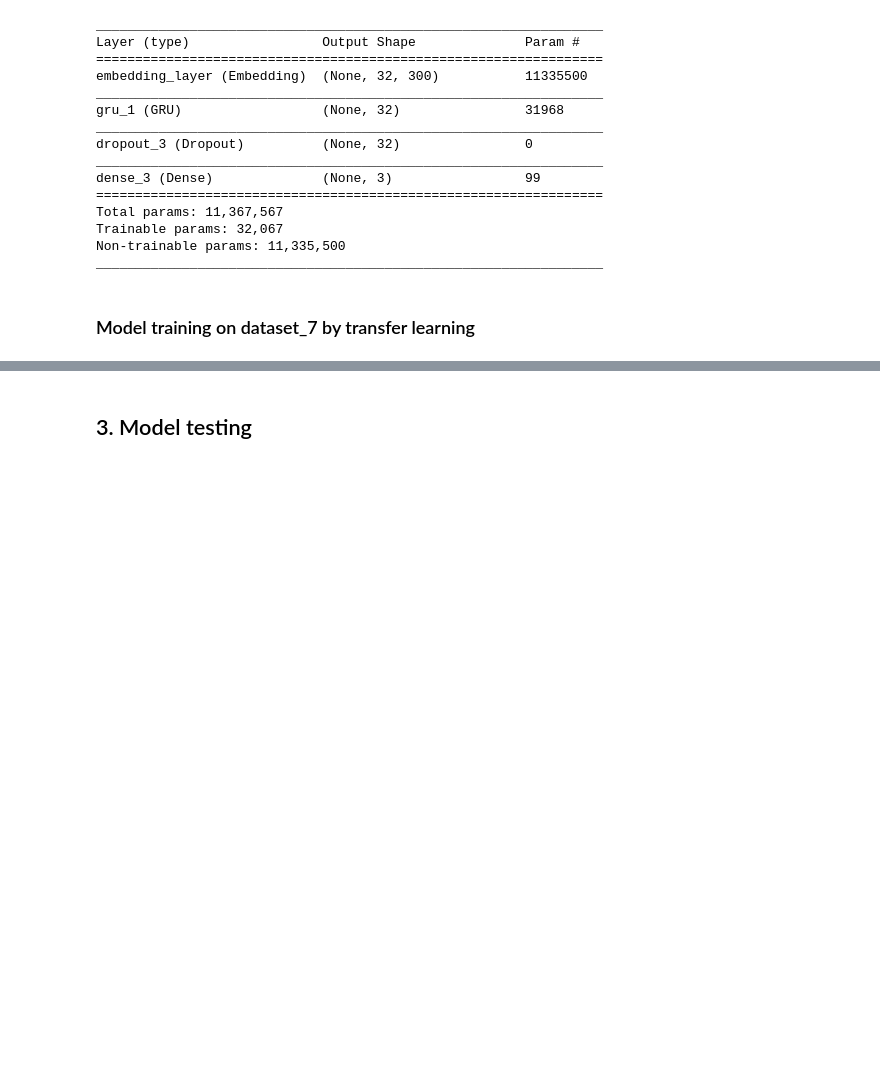
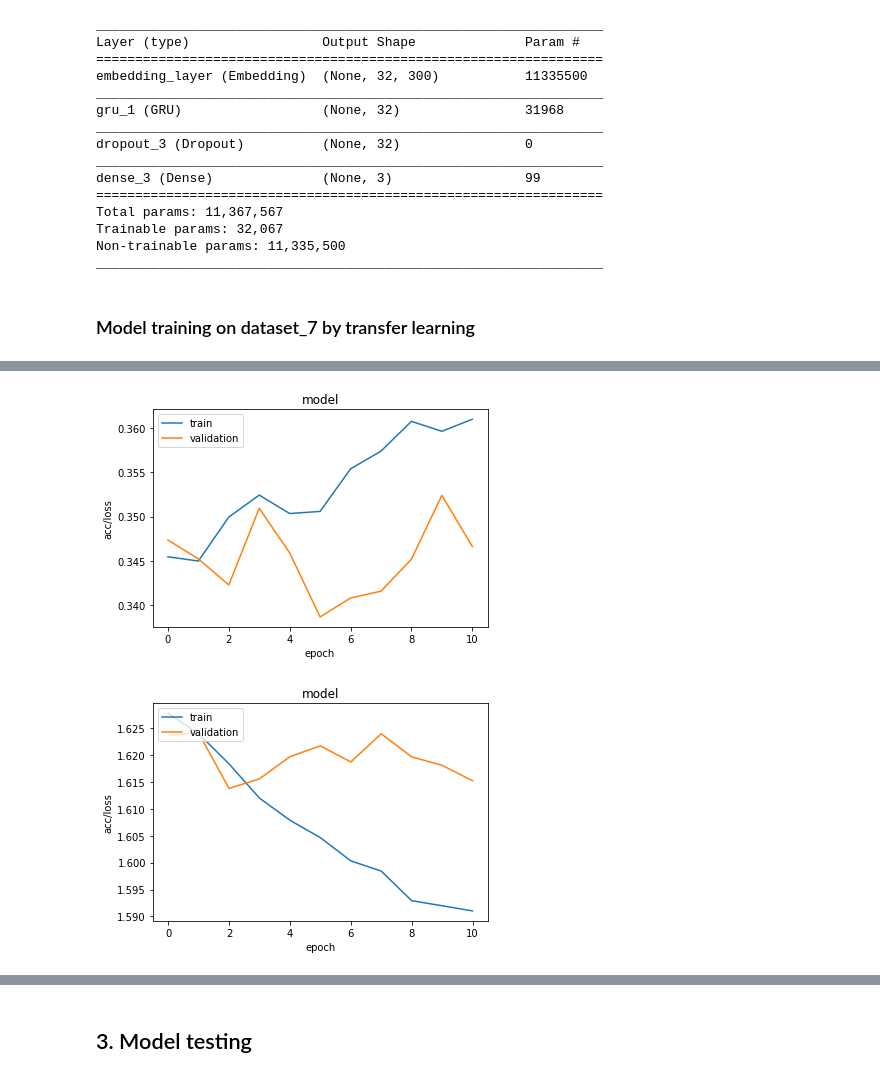
Before and after one commit to Bensabat/Tweets-Sentiment-Analysis, a Jupyter notebook: src/train.ipynb, the cells around one changed output, grey strips where cells are left out. Drawn from its saved outputs; the diff is of its cells as text; code cells hidden in the pictures; blank space fills up the shorter version.

Commit message:
Add transfer learning

```diff
--- a/src/train.ipynb
+++ b/src/train.ipynb
@@ -572,8 +554,11 @@ _________________________________________________________________
 # %%
 # Model built from transfer learning
 
-transferred_model = load_model("./model1.h5") #or: model1.model
+transferred_model = load_model("../results/models/model1.h5") #or: model1.model
 transferred_model.summary()
+
+for layer in transferred_model.model.layers:
+    layer.trainable = False
 
 layers = [
   ('Cut', 2),
@@ -587,7 +572,7 @@ hyperparameters = {
   'optimizer': 'rmsprop',
   'metrics': ['acc'],
   'epochs': 11,
-  'batch_size': 50
+  'batch_size': 30
 }
 
 model = Model(dataset_7, layers, hyperparameters, transferred_model)
@@ -611 +596,3 @@ Non-trainable params: 11,335,500
 _________________________________________________________________
+# %%
+accs, losses, val_accs, val_losses = model.cross_validate()
@@ -611,0 +617,11 @@ _________________________________________________________________
+# %%
+acc_mean = accs.mean(axis=0)
+loss_mean = losses.mean(axis=0)
+val_acc_mean = val_accs.mean(axis=0)
+val_loss_mean = val_losses.mean(axis=0)
+
+model.plot_learning_array(array1=acc_mean, array2=val_acc_mean)
+model.plot_learning_array(array1=loss_mean, array2=val_loss_mean)
+# %% [output]
+[figure, added]
+[figure, added]
```
Also changed, not shown: parts of 18 cells of this notebook.
